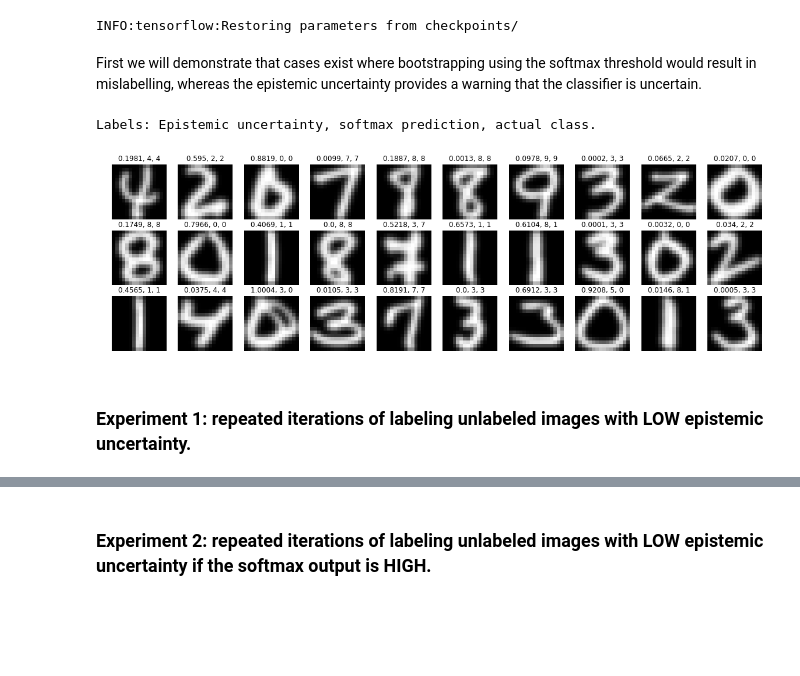
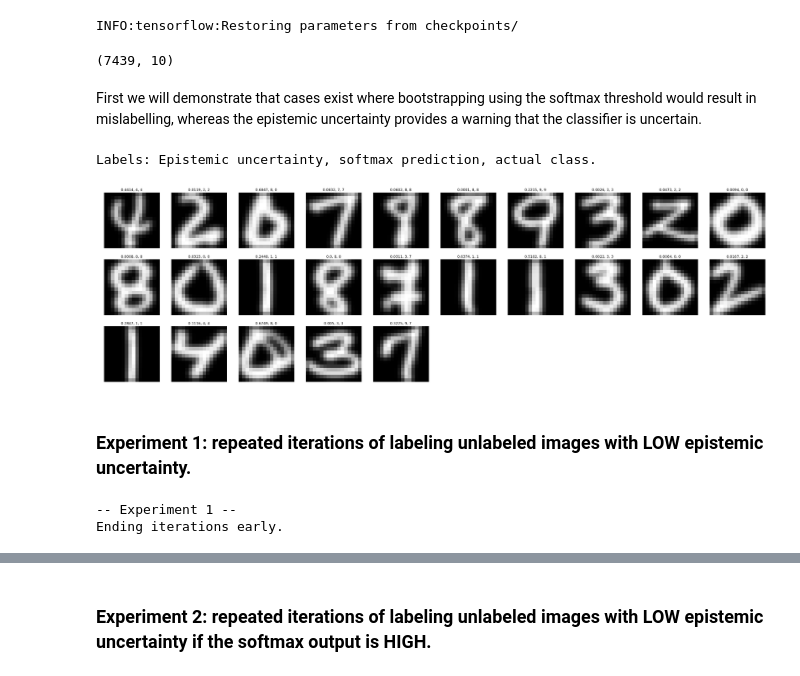
Before and after one commit to leopauly/Domain-Adaptation, a Jupyter notebook: MNIST_USPS_Dataset/Bayesian CNN.ipynb, the cells around one changed output, grey strips where cells are left out. Saved outputs shown, nothing was run; the diff lists cells and outputs as text; code cells hidden in the pictures; blank space fills up the shorter version.

```diff
--- a/MNIST_USPS_Dataset/Bayesian CNN.ipynb
+++ b/MNIST_USPS_Dataset/Bayesian CNN.ipynb
@@ -285,6 +285,9 @@ def monte_carlo_preds(dataset_test, T, show_confusion_matrix=True, quieter=False
     num_test = len(dataset_test.images)
     all_cls_preds = np.zeros(shape=(T, num_test, 10), dtype=np.float64)
     cls_true = dataset_test.cls
+
+    if num_test == 0:
+        return [], []
 
     for k in range(T):
         i = 0
@@ -297,7 +300,7 @@ def monte_carlo_preds(dataset_test, T, show_confusion_matrix=True, quieter=False
             # Get the images and targets from the test-set between index i and j.
             images = dataset_test.images[i:j, :].reshape(curr_batch_size, img_size_flat)
             labels = dataset_test.labels[i:j, :]
-            feed_dict = {x: images, y_true: labels, keep_prob: 0.2}
+            feed_dict = {x: images, y_true: labels, keep_prob: 0.1}
 
             # For each T iterations, we want all the softmax outputs from each prediction (N, 10)
             # where N is the input size. all_cls_preds should have shape (T, N, 10).
@@ -308,6 +311,7 @@ def monte_carlo_preds(dataset_test, T, show_confusion_matrix=True, quieter=False
 
     # (N, 10)
     prediction_probabilities = np.mean(all_cls_preds, axis=0)
+
     # (N) one variance for each input.
     prediction_variances = np.apply_along_axis(predictive_entropy, axis=1, arr=prediction_probabilities)
 
@@ -348,6 +352,8 @@ data = dataset.generate_combined_dataset(mnist_data, usps_data)
 # %% [output]
 INFO:tensorflow:Restoring parameters from checkpoints/
 # %%
-preds, uncertainties = monte_carlo_preds(data.usps_train, 100, show_confusion_matrix=True, quieter=True)
+preds, uncertainties = monte_carlo_preds(data.usps_train, 2, show_confusion_matrix=True, quieter=True)
+# %% [output]
+(7439, 10)
 # %% [markdown]
 First we will demonstrate that cases exist where bootstrapping using the softmax threshold would result in mislabelling, whereas the epistemic uncertainty provides a warning that the classifier is uncertain.
@@ -371,16 +360,15 @@ def show_images_with_three_labels_gray(images, label1, label2, label3, highlight
 # %%
 i = 0
 to_show = 30
 
 printed_uncertainty = [round(a, 4) for a in uncertainties]
 print("Labels: Epistemic uncertainty, softmax prediction, actual class.")
 
-show_images_with_three_labels_gray(data.usps_train.images[i:(i+to_show)], printed_uncertainty[i:(i+to_show)], \
-                                       np.argmax(preds[i:to_show], axis=1), data.usps_train.cls[i:to_show], \
-                                       highlights=True, cap=1.0)
+ysb.show_images_with_three_labels_gray(data.usps_train.images[i:(i+to_show)], printed_uncertainty[i:(i+to_show)], \
+                                       np.argmax(preds[i:to_show], axis=1), data.usps_train.cls[i:to_show])
 # %% [output]
 Labels: Epistemic uncertainty, softmax prediction, actual class.
-[figure, old version]
+[figure, new version]
 # %% [markdown]
 ### Experiment 1: repeated iterations of labeling unlabeled images with LOW epistemic uncertainty.
 # %%
@@ -393,7 +381,7 @@ print("-- Experiment 1 --")
 for i in range(bootstrap_iterations):
     # Run Monte Carlo sampling iterations to calculate epistemic uncertainty.
     preds, uncertainties = monte_carlo_preds(data.usps_train, 100, show_confusion_matrix=False, quieter=True)
-    selected = np.where(uncertainties < 1.0, 1, 0)
+    selected = np.where(uncertainties < 0.5, 1, 0)
 
     if np.count_nonzero(selected) >= data.train.num_images or np.count_nonzero(selected) == 0:
         print("Ending iterations early.")
@@ -405,5 +393,8 @@ for i in range(bootstrap_iterations):
 
     optimize(data.train, num_iterations=1000, silent=True)
     exp1_acc.append(print_test_accuracy(data.test, show_confusion_matrix=False, quieter=True, silent=True))
+# %% [output]
+-- Experiment 1 --
+Ending iterations early.
 # %%
 print("Best percent accuracy: " + str(np.max(exp1_acc)))
```
Also changed, not shown: parts of 17 cells of this notebook, 4 other files.
